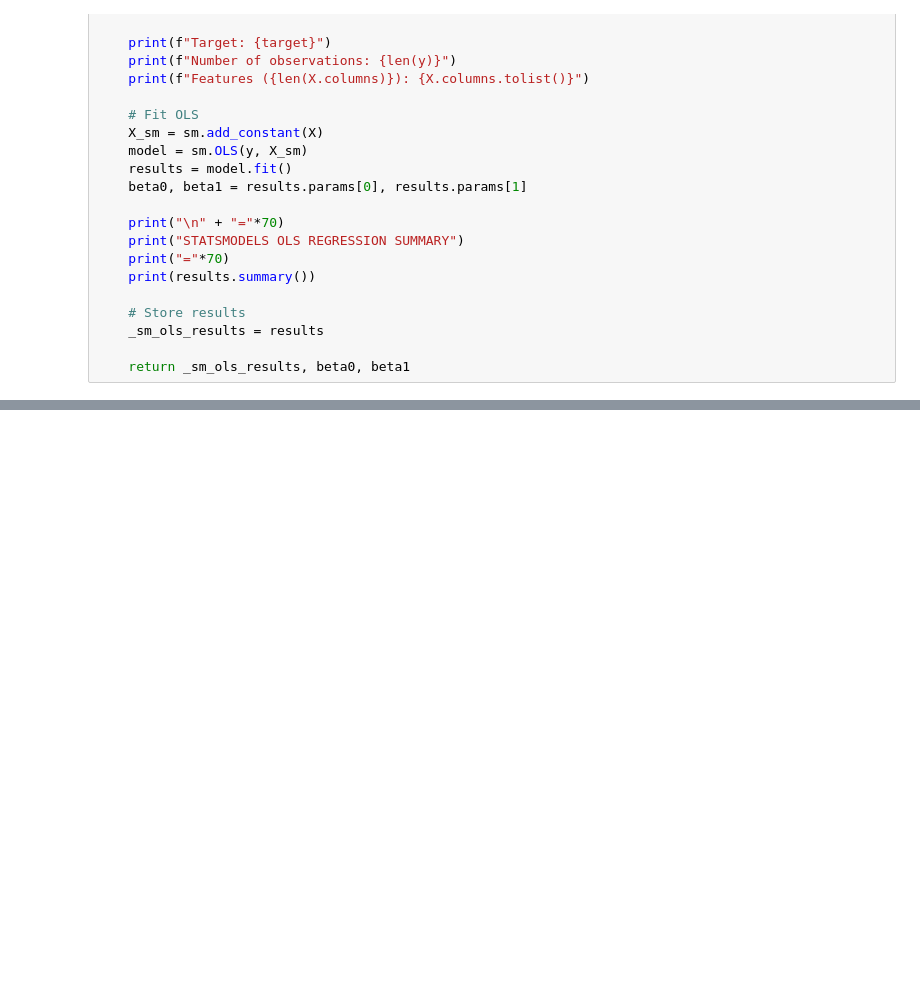
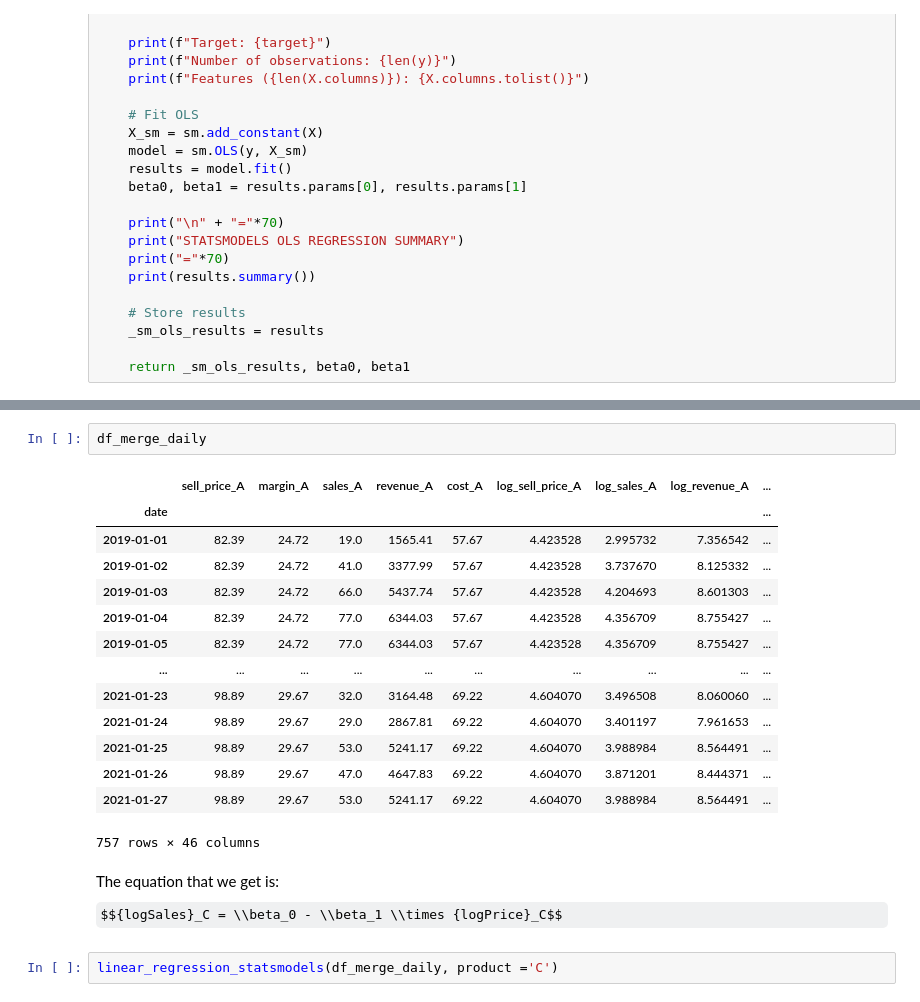
Before and after one commit to insoucyant/Pricing, a Jupyter notebook: Output.ipynb, the cells around one changed output, grey strips where cells are left out. Saved outputs shown, nothing was run; the diff lists cells and outputs as text; some formulas as TeX source; blank space fills up the shorter version.

```diff
--- a/Output.ipynb
+++ b/Output.ipynb
@@ -77,0 +436,22 @@ lr_results = linear_regression_statsmodels(df_merge_daily, product ='A')
+# %%
+df_merge_daily
+# %% [output]
+|  | sell_price_A | margin_A | sales_A | revenue_A | cost_A | log_sell_price_A | log_sales_A | log_revenue_A | ... |
+| date |  |  |  |  |  |  |  |  | ... |
+| 2019-01-01 | 82.39 | 24.72 | 19.0 | 1565.41 | 57.67 | 4.423528 | 2.995732 | 7.356542 | ... |
+| 2019-01-02 | 82.39 | 24.72 | 41.0 | 3377.99 | 57.67 | 4.423528 | 3.737670 | 8.125332 | ... |
+| 2019-01-03 | 82.39 | 24.72 | 66.0 | 5437.74 | 57.67 | 4.423528 | 4.204693 | 8.601303 | ... |
+| 2019-01-04 | 82.39 | 24.72 | 77.0 | 6344.03 | 57.67 | 4.423528 | 4.356709 | 8.755427 | ... |
+| 2019-01-05 | 82.39 | 24.72 | 77.0 | 6344.03 | 57.67 | 4.423528 | 4.356709 | 8.755427 | ... |
+| ... | ... | ... | ... | ... | ... | ... | ... | ... | ... |
+| 2021-01-23 | 98.89 | 29.67 | 32.0 | 3164.48 | 69.22 | 4.604070 | 3.496508 | 8.060060 | ... |
+| 2021-01-24 | 98.89 | 29.67 | 29.0 | 2867.81 | 69.22 | 4.604070 | 3.401197 | 7.961653 | ... |
+| 2021-01-25 | 98.89 | 29.67 | 53.0 | 5241.17 | 69.22 | 4.604070 | 3.988984 | 8.564491 | ... |
+| 2021-01-26 | 98.89 | 29.67 | 47.0 | 4647.83 | 69.22 | 4.604070 | 3.871201 | 8.444371 | ... |
+| 2021-01-27 | 98.89 | 29.67 | 53.0 | 5241.17 | 69.22 | 4.604070 | 3.988984 | 8.564491 | ... |
+757 rows × 46 columns
+# %% [markdown]
+The equation that we get is:
+$${logSales}_C = \\beta_0 - \\beta_1 \\times {logPrice}_C$$
+# %%
+linear_regression_statsmodels(df_merge_daily, product ='C')
```
Also changed, not shown: parts of 29 cells of this notebook.
